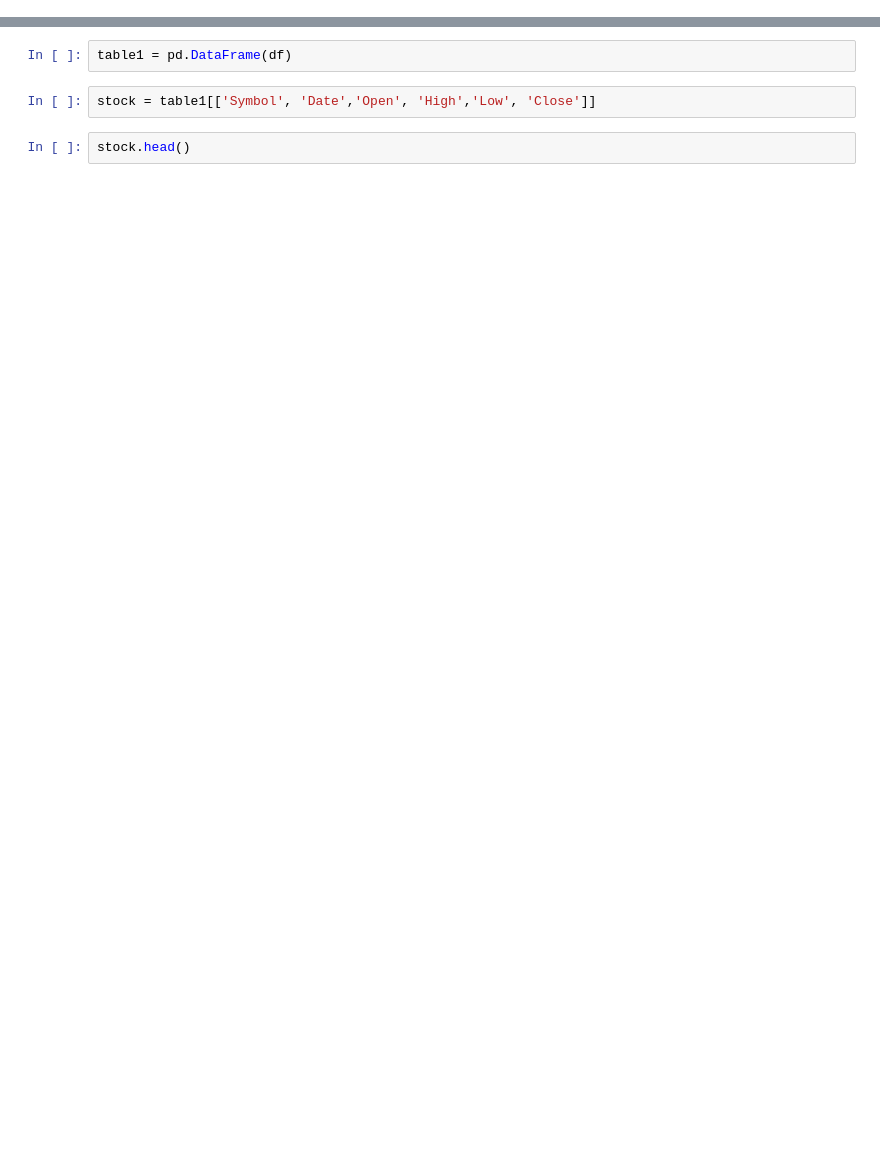
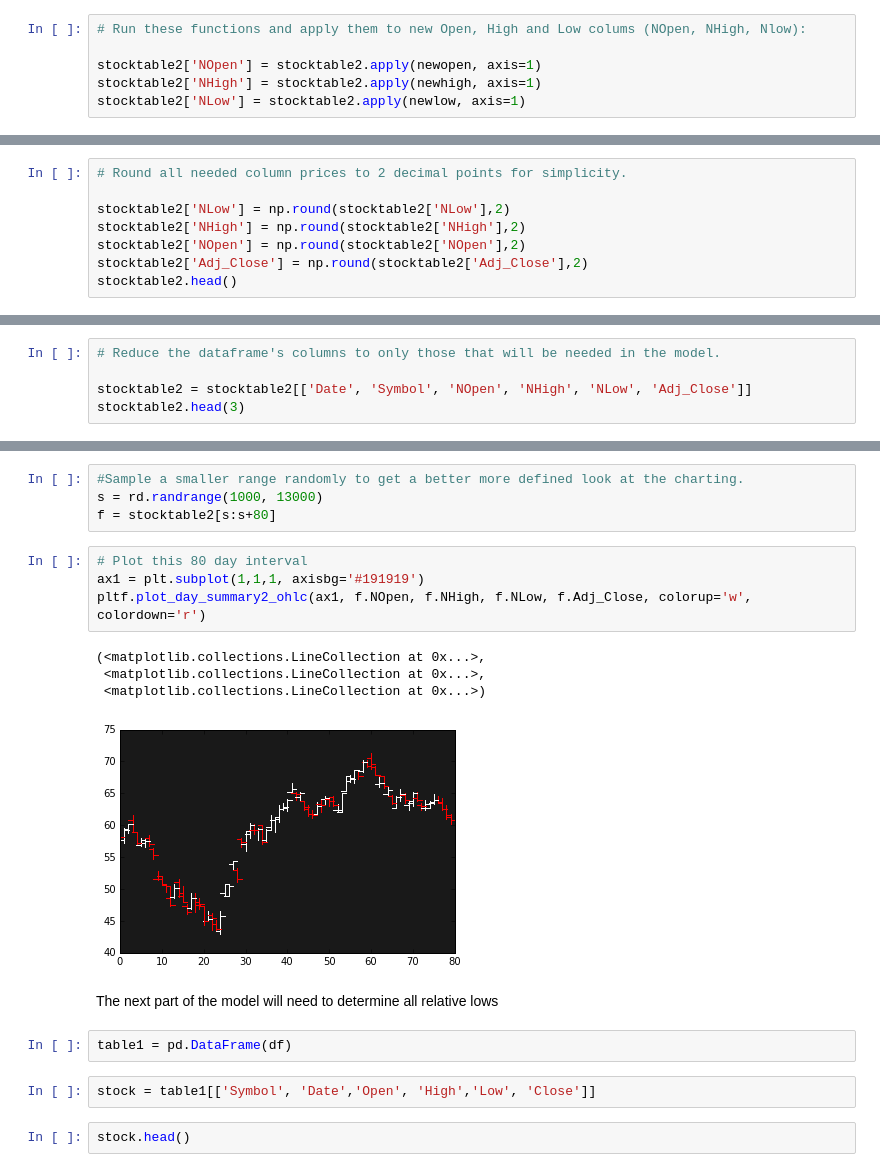
Before and after one commit to TomRene/TPCapstone, a Jupyter notebook: Build001.ipynb, the cells around one changed output, grey strips where cells are left out. Cells and saved outputs as stored; diff of their text form; blank space fills up the shorter version.

```diff
--- a/Build001.ipynb
+++ b/Build001.ipynb
@@ -12,0 +123,6 @@ df = security.get_historical('2016-02-27', '2016-04-07')
+# %%
+# Run these functions and apply them to new Open, High and Low colums (NOpen, NHigh, Nlow):
+
+stocktable2['NOpen'] = stocktable2.apply(newopen, axis=1)
+stocktable2['NHigh'] = stocktable2.apply(newhigh, axis=1)
+stocktable2['NLow'] = stocktable2.apply(newlow, axis=1)
@@ -12,0 +154,8 @@ df = security.get_historical('2016-02-27', '2016-04-07')
+# %%
+# Round all needed column prices to 2 decimal points for simplicity.
+
+stocktable2['NLow'] = np.round(stocktable2['NLow'],2)
+stocktable2['NHigh'] = np.round(stocktable2['NHigh'],2)
+stocktable2['NOpen'] = np.round(stocktable2['NOpen'],2)
+stocktable2['Adj_Close'] = np.round(stocktable2['Adj_Close'],2)
+stocktable2.head()
@@ -12,0 +182,5 @@ df = security.get_historical('2016-02-27', '2016-04-07')
+# %%
+# Reduce the dataframe's columns to only those that will be needed in the model.
+
+stocktable2 = stocktable2[['Date', 'Symbol', 'NOpen', 'NHigh', 'NLow', 'Adj_Close']]
+stocktable2.head(3)
@@ -13,3 +218,18 @@ df = security.get_historical('2016-02-27', '2016-04-07')
+# %%
+#Sample a smaller range randomly to get a better more defined look at the charting.
+s = rd.randrange(1000, 13000)
+f = stocktable2[s:s+80]
+# %%
+# Plot this 80 day interval
+ax1 = plt.subplot(1,1,1, axisbg='#191919')
+pltf.plot_day_summary2_ohlc(ax1, f.NOpen, f.NHigh, f.NLow, f.Adj_Close, colorup='w', colordown='r')
+# %% [output]
+(<matplotlib.collections.LineCollection at 0x...>,
+ <matplotlib.collections.LineCollection at 0x...>,
+ <matplotlib.collections.LineCollection at 0x...>)
+[figure, added]
+# %% [markdown]
+The next part of the model will need to determine all relative lows
 # %%
 table1 = pd.DataFrame(df)
 # %%
```
Also changed, not shown: parts of 27 cells of this notebook.
